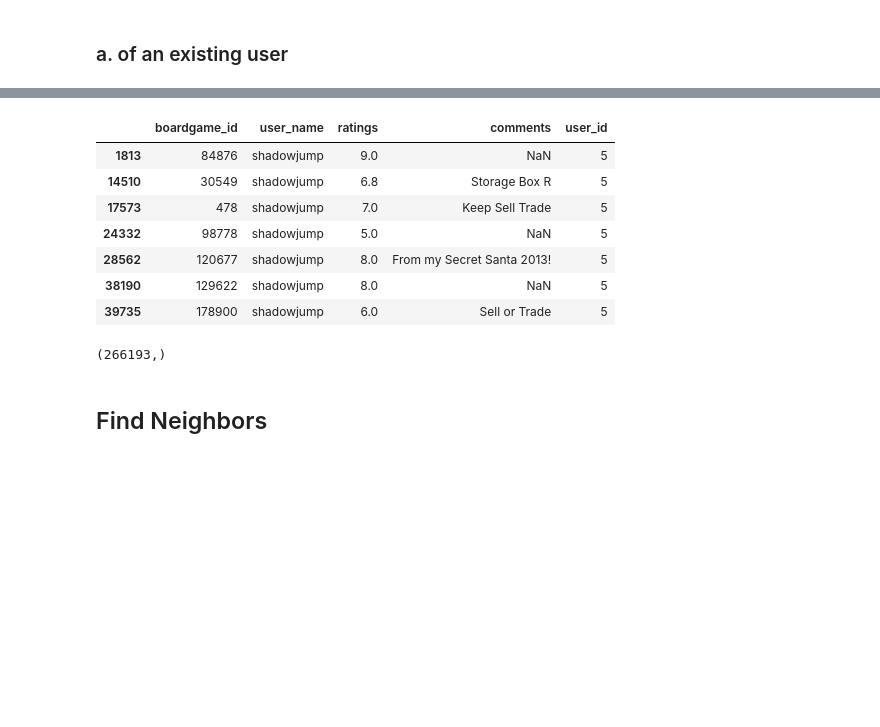
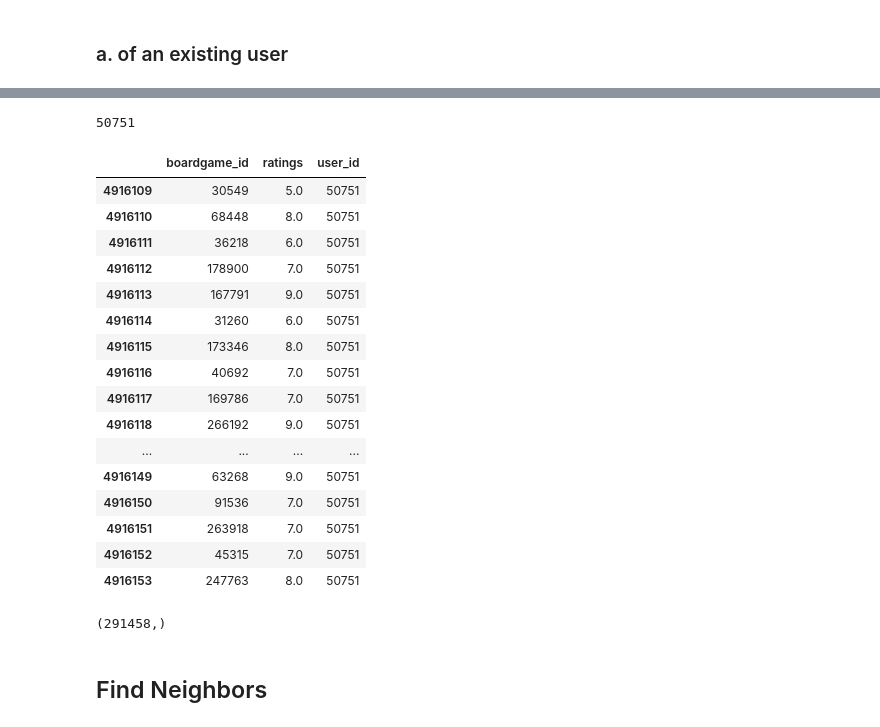
Before and after one commit to bripui/board_game_recommender, a Jupyter notebook: notebooks/Recommenders.ipynb, the cells around one changed output, grey strips where cells are left out. Cells and saved outputs as stored; diff of their text form; code cells hidden in the pictures; blank space fills up the shorter version.

```diff
--- a/notebooks/Recommenders.ipynb
+++ b/notebooks/Recommenders.ipynb
@@ -39,3 +39,6 @@ with open('../models/small_model.pickle', 'wb') as file:
 ## Create User Vectors
 # %% [markdown]
 ### a. of an existing user
+# %%
+users = pd.read_csv('../data/users.csv')
+users.head(20)
@@ -42,15 +63,29 @@ with open('../models/small_model.pickle', 'wb') as file:
+# %%
+user_id = users[users['user_name']=='Ser0']['user_id'].tolist()[0]
+user_id
+# %% [output]
+50751
 # %%
-user = ratings[ratings['user_name']=='shadowjump']
+user = ratings[ratings['user_id']==user_id]
 user
 # %% [output]
-|  | boardgame_id | user_name | ratings | comments | user_id |
-| 1813 | 84876 | shadowjump | 9.0 | NaN | 5 |
-| 14510 | 30549 | shadowjump | 6.8 | Storage Box R | 5 |
-| 17573 | 478 | shadowjump | 7.0 | Keep Sell Trade | 5 |
-| 24332 | 98778 | shadowjump | 5.0 | NaN | 5 |
-| 28562 | 120677 | shadowjump | 8.0 | From my Secret Santa 2013! | 5 |
-| 38190 | 129622 | shadowjump | 8.0 | NaN | 5 |
-| 39735 | 178900 | shadowjump | 6.0 | Sell or Trade | 5 |
+|  | boardgame_id | ratings | user_id |
+| 4916109 | 30549 | 5.0 | 50751 |
+| 4916110 | 68448 | 8.0 | 50751 |
+| 4916111 | 36218 | 6.0 | 50751 |
+| 4916112 | 178900 | 7.0 | 50751 |
+| 4916113 | 167791 | 9.0 | 50751 |
+| 4916114 | 31260 | 6.0 | 50751 |
+| 4916115 | 173346 | 8.0 | 50751 |
+| 4916116 | 40692 | 7.0 | 50751 |
+| 4916117 | 169786 | 7.0 | 50751 |
+| 4916118 | 266192 | 9.0 | 50751 |
+| ... | ... | ... | ... |
+| 4916149 | 63268 | 9.0 | 50751 |
+| 4916150 | 91536 | 7.0 | 50751 |
+| 4916151 | 263918 | 7.0 | 50751 |
+| 4916152 | 45315 | 7.0 | 50751 |
+| 4916153 | 247763 | 8.0 | 50751 |
 # %%
 user_boardgames = user['boardgame_id']
 # %%
@@ -61,7 +96,7 @@ vector[user['boardgame_id']] = user['ratings']
 # %%
 vector.shape
 # %% [output]
-(266193,)
+(291458,)
 # %% [markdown]
 ## Find Neighbors
 # %%
```
Also changed, not shown: parts of 29 cells of this notebook, 2 other files.
